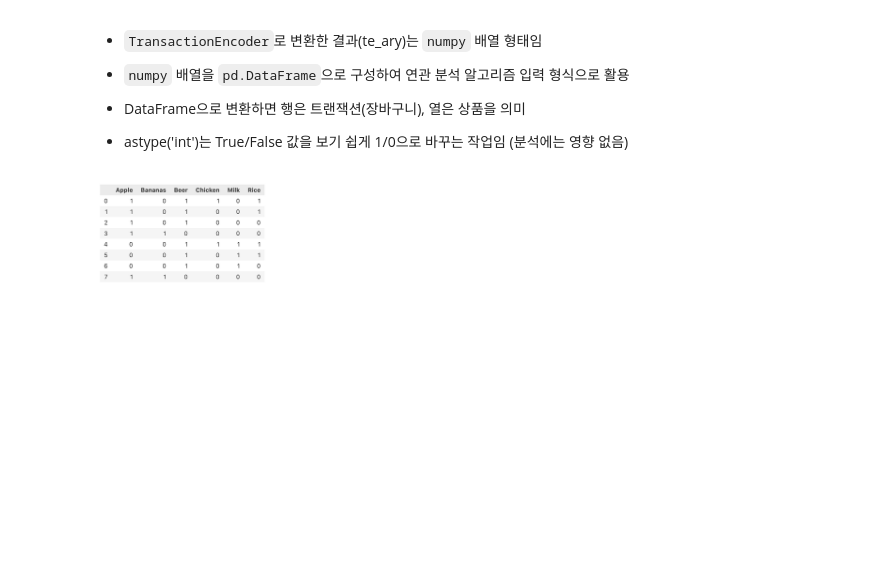
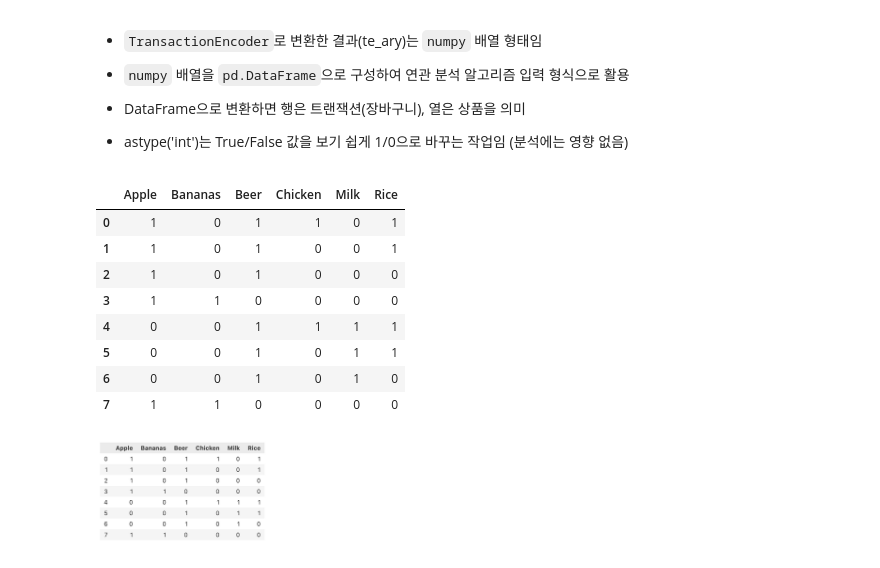
Before and after one commit to Insight-Sogang-Univ/insight-14th, a Jupyter notebook: basic/template/session08/practice_association.ipynb, the cells around one changed output. Drawn from its saved outputs; the diff is of its cells as text; code cells hidden in the pictures; blank space fills up the shorter version.

```diff
--- a/basic/template/session08/practice_association.ipynb
+++ b/basic/template/session08/practice_association.ipynb
@@ -103,11 +148,11 @@ dataset = [['Apple', 'Beer', 'Rice', 'Chicken'],     # 사과, 맥주, 쌀, 치
             ['Apple', 'Bananas']]                    # 사과, 바나나를 산 장바구니
 
 # TransactionEncoder 객체 생성
-te = ***()
+te = TransactionEncoder()
 
 # fit(): 고유 상품 리스트를 학습(데이터에 등장하는 전체 항목을 학습)
 # transform(): 각 트랜잭션을 상품 포함 여부에 따라 True/False로 변환
-te_ary = te.***(dataset).***(dataset)
+te_ary = te.fit(dataset).transform(dataset)
 
 # 결과는 True/False 값으로 구성된 2차원 배열 (이진 행렬)
 te_ary
@@ -165,12 +239,22 @@ dataset
 # %%
 # True/False 형식의 이진 배열을 DataFrame으로 변환
 # 각 행은 하나의 트랜잭션(장바구니), 각 열은 상품 이름
 # True → 1, False → 0 으로 변환하여 보기 쉽게 표시 (계산에는 영향 없음)
-df = pd.DataFrame(te_ary.astype('***'), columns=te.columns_)
+df = pd.DataFrame(te_ary.astype('int'), columns=te.columns_)
 
 # 변환된 데이터프레임 출력
 # 인덱스: 각 거래(장바구니), 열: 상품
 df
+# %% [output]
+|  | Apple | Bananas | Beer | Chicken | Milk | Rice |
+| 0 | 1 | 0 | 1 | 1 | 0 | 1 |
+| 1 | 1 | 0 | 1 | 0 | 0 | 1 |
+| 2 | 1 | 0 | 1 | 0 | 0 | 0 |
+| 3 | 1 | 1 | 0 | 0 | 0 | 0 |
+| 4 | 0 | 0 | 1 | 1 | 1 | 1 |
+| 5 | 0 | 0 | 1 | 0 | 1 | 1 |
+| 6 | 0 | 0 | 1 | 0 | 1 | 0 |
+| 7 | 1 | 1 | 0 | 0 | 0 | 0 |
 # %% [markdown]
 ![image.png](attachment:image.png)
 # %% [markdown]
```
Also changed, not shown: parts of 23 cells of this notebook, 4 other files.
